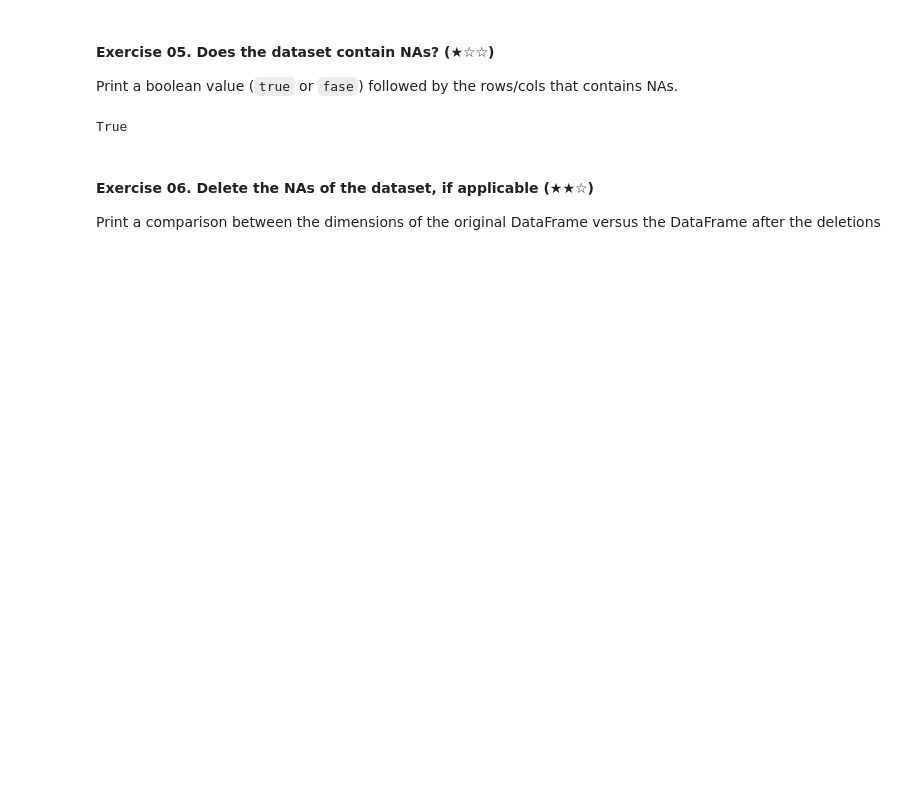
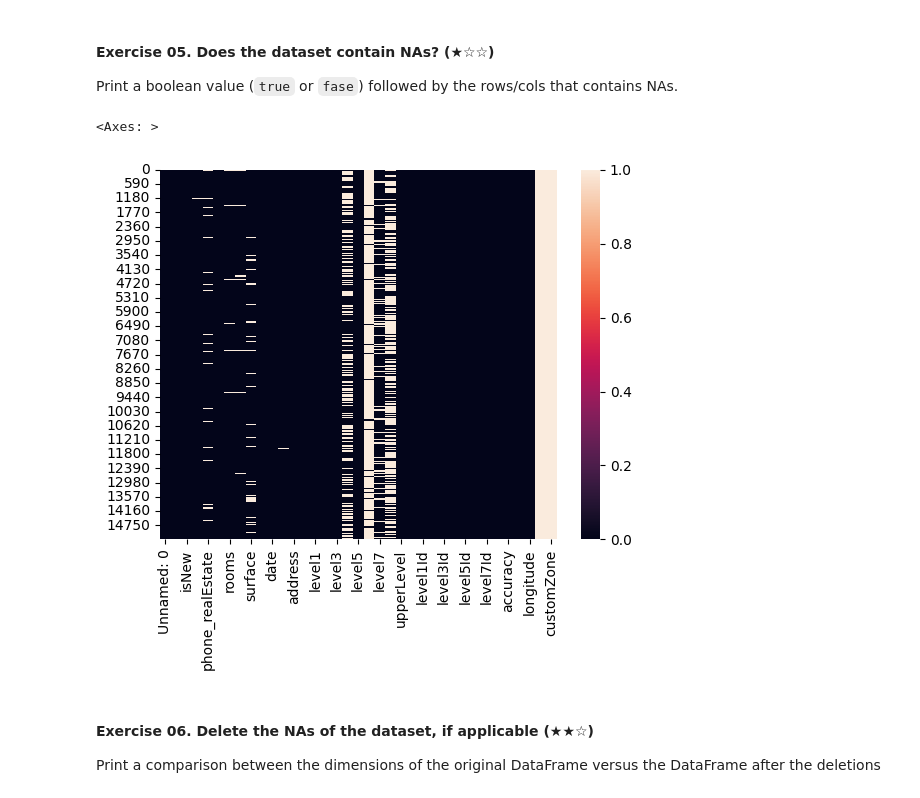
Before and after one commit to jronald88/realestate-datacleanup-exercise, a Jupyter notebook: project.ipynb, the cells around one changed output. Cells and saved outputs as stored; diff of their text form; code cells hidden in the pictures; blank space fills up the shorter version.

```diff
--- a/project.ipynb
+++ b/project.ipynb
@@ -101,14 +105,10 @@ print(populations_list)
 
 Print a boolean value (`true` or `fase`) followed by the rows/cols that contains NAs.
 # %%
-# TODO
-contains_NaN = True
-for i in ds:
-    if i != 'NaN':
-        contains_NaN == False
-contains_NaN
+sns.heatmap(ds.isna()) #returns bool value whether columns contain NaN
 # %% [output]
-True
+<Axes: >
+[figure, added]
 # %% [markdown]
 #### Exercise 06. Delete the NAs of the dataset, if applicable (★★☆)
 
```
Also changed, not shown: parts of 22 cells of this notebook.
